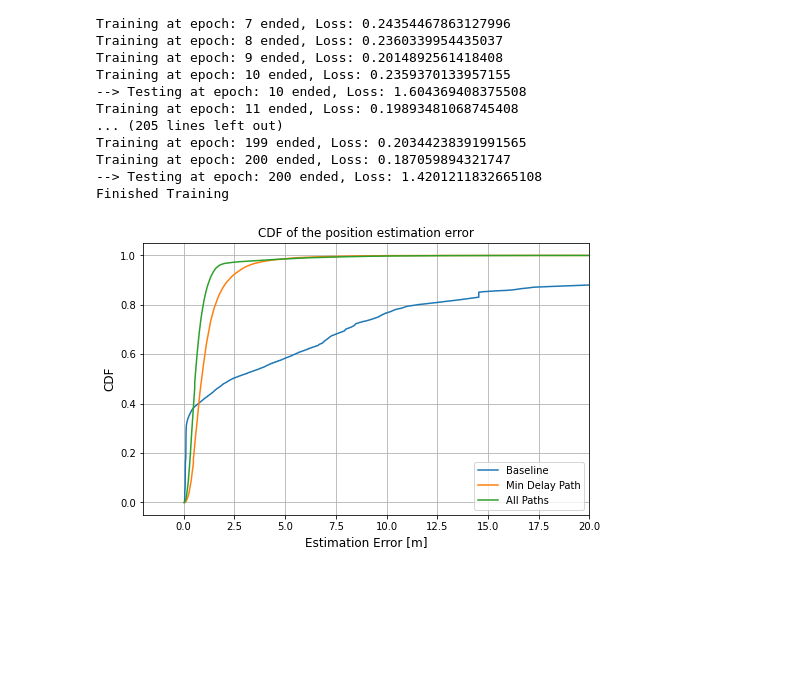
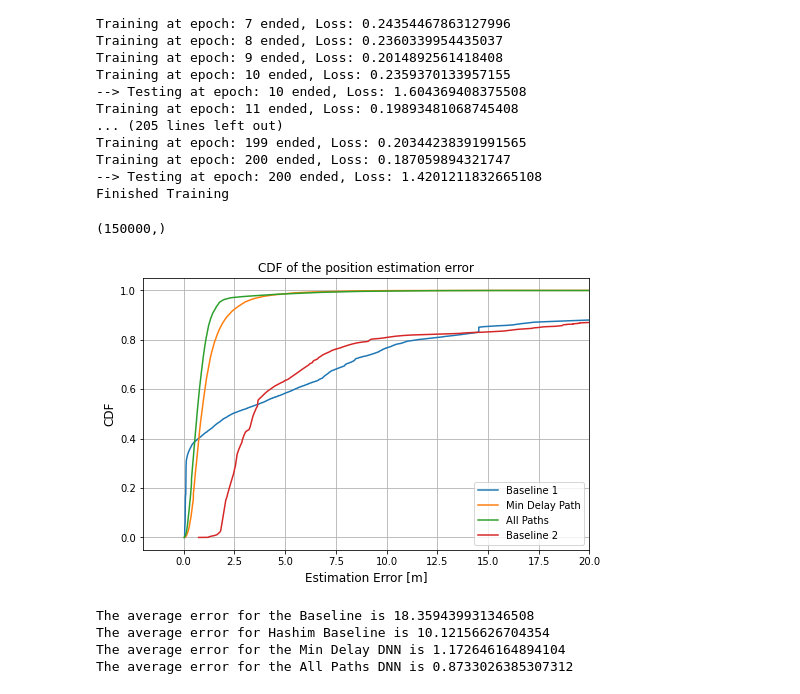
Before and after one commit to tommyazz/uav-localization, a Jupyter notebook: scratch/deep_learning_positioning.ipynb, the cells around one changed output. Drawn from its saved outputs; the diff is of its cells as text; code cells hidden in the pictures; blank space fills up the shorter version.

Commit message:
add comparison with hashim's baseline

```diff
--- a/scratch/deep_learning_positioning.ipynb
+++ b/scratch/deep_learning_positioning.ipynb
@@ -131,12 +131,12 @@ Training at epoch: 300 ended, Loss: 0.855969854951566
 --> Testing at epoch: 300 ended, Loss: 0.9147140520649988
 Finished Training
 # %%
-#in_dim = min_delay_dataset.input_shape
-#out_dim = min_delay_dataset.output_shape
-#layers_dim = [in_dim, in_dim*2, in_dim*2, in_dim*2, out_dim]
-#dnn_model = DenseNet(layers_dim)
-#dnn_model.to(device)
-#dnn_model.load_state_dict(torch.load("../models/"))
+in_dim = min_delay_dataset.input_shape
+out_dim = min_delay_dataset.output_shape
+layers_dim = [in_dim, in_dim*2, in_dim*2, in_dim*2, out_dim]
+dnn_model = DenseNet(layers_dim)
+dnn_model.to(device)
+dnn_model.load_state_dict(torch.load("../models/dnn_model_min_delay_v3"))
 
 # evaluate the model over the entire data and the test data
 train_error = []
@@ -264,12 +264,12 @@ Finished Training
 # %%
 torch.save(dnn_model_all_paths.state_dict(), "../models/dnn_model_all_paths_v3")
 # %%
-#in_dim = all_paths_dataset.input_shape
-#out_dim = all_paths_dataset.output_shape
-#layers_dim = [in_dim, 256, 64, out_dim]
-#dnn_model_all_paths = DenseNet(layers_dim)
-#dnn_model_all_paths.to(device)
-#dnn_model_all_paths.load_state_dict(torch.load("../models/dnn_model_all_paths_v2"))
+in_dim = all_paths_dataset.input_shape
+out_dim = all_paths_dataset.output_shape
+layers_dim = [in_dim, 256, 64, out_dim]
+dnn_model_all_paths = DenseNet(layers_dim)
+dnn_model_all_paths.to(device)
+dnn_model_all_paths.load_state_dict(torch.load("../models/dnn_model_all_paths_v3"))
 
 # evaluate the model over the entire data and the test data
 train_error_all_paths = []
@@ -303,25 +303,40 @@ with open('../models/best_toa_estimated.npy', 'rb') as f:
     best_est_3d_coords = np.load(f)
 
 baseline_error = np.sqrt(np.sum((true_cord_tensor_r - best_est_3d_coords)**2, axis=1))
+# %%
+hashim_baseline = sio.loadmat(os.path.abspath(os.path.join("../../"+dir_name, "baselineerror")))["err_data"].reshape(-1)
+print(hashim_baseline.shape)
+# %% [output]
+(150000,)
 # %%
 import tikzplotlib
 
 figure, ax = plt.subplots(1, 1, figsize=(8, 5))
 ax.plot(np.sort(baseline_error), np.linspace(0,1,tot_points), np.sort(all_error), np.linspace(0,1,len(all_error)),
-       np.sort(all_error_all_paths), np.linspace(0,1,len(all_error_all_paths)))
+       np.sort(all_error_all_paths), np.linspace(0,1,len(all_error_all_paths)), np.sort(hashim_baseline), np.linspace(0,1,len(hashim_baseline)))
 tikzplotlib.clean_figure(fig=figure, target_resolution=600)
 
 #plt.plot(np.sort(baseline_error), np.linspace(0,1,tot_points), linewidth=2, label="Baseline")
 #plt.plot(np.sort(all_error), np.linspace(0,1,len(all_error)), linewidth=2, label="Min Delay")
 #plt.plot(np.sort(all_error_all_paths), np.linspace(0,1,len(all_error_all_paths)), linewidth=2, label="All Paths")
 plt.xlim([-2,20])
 plt.ylabel("CDF", fontsize=12)
 plt.xlabel("Estimation Error [m]", fontsize=12)
 plt.title("CDF of the position estimation error")
 plt.grid()
-plt.legend(["Baseline", "Min Delay Path", "All Paths"], loc="lower right")
+plt.legend(["Baseline 1", "Min Delay Path", "All Paths", "Baseline 2"], loc="lower right")
 
-tikzplotlib.save("dnn_vs_baseline.tex")
+tikzplotlib.save("dnn_vs_baseline_hash_baseline.tex")
 # plt.savefig("./dnn_vs_baseline.png")
 # %% [output]
-[figure, old version]
+[figure, new version]
+# %%
+print(f"The average error for the Baseline is {np.mean(baseline_error)}")
+print(f"The average error for Hashim Baseline is {np.mean(hashim_baseline)}")
+print(f"The average error for the Min Delay DNN is {np.mean(all_error)}")
+print(f"The average error for the All Paths DNN is {np.mean(all_error_all_paths)}")
+# %% [output]
+The average error for the Baseline is 18.359439931346508
+The average error for Hashim Baseline is 10.12156626704354
+The average error for the Min Delay DNN is 1.172646164894104
+The average error for the All Paths DNN is 0.8733026385307312
```
Also changed, not shown: 1 other file.
